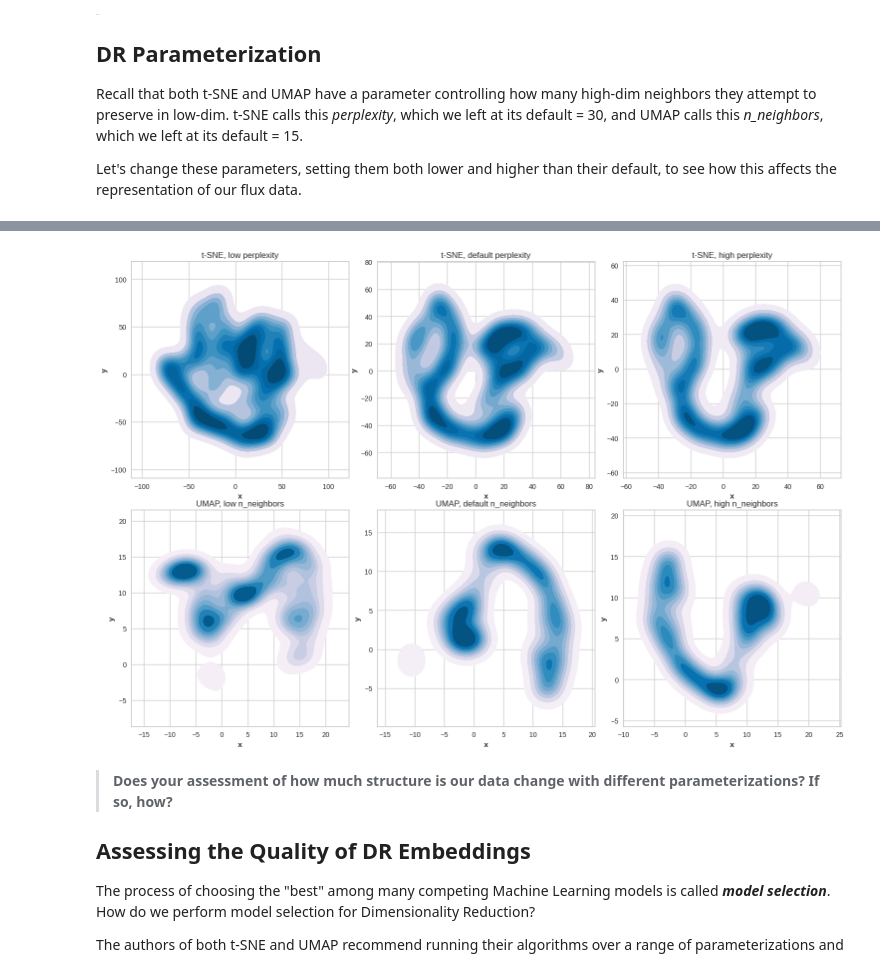
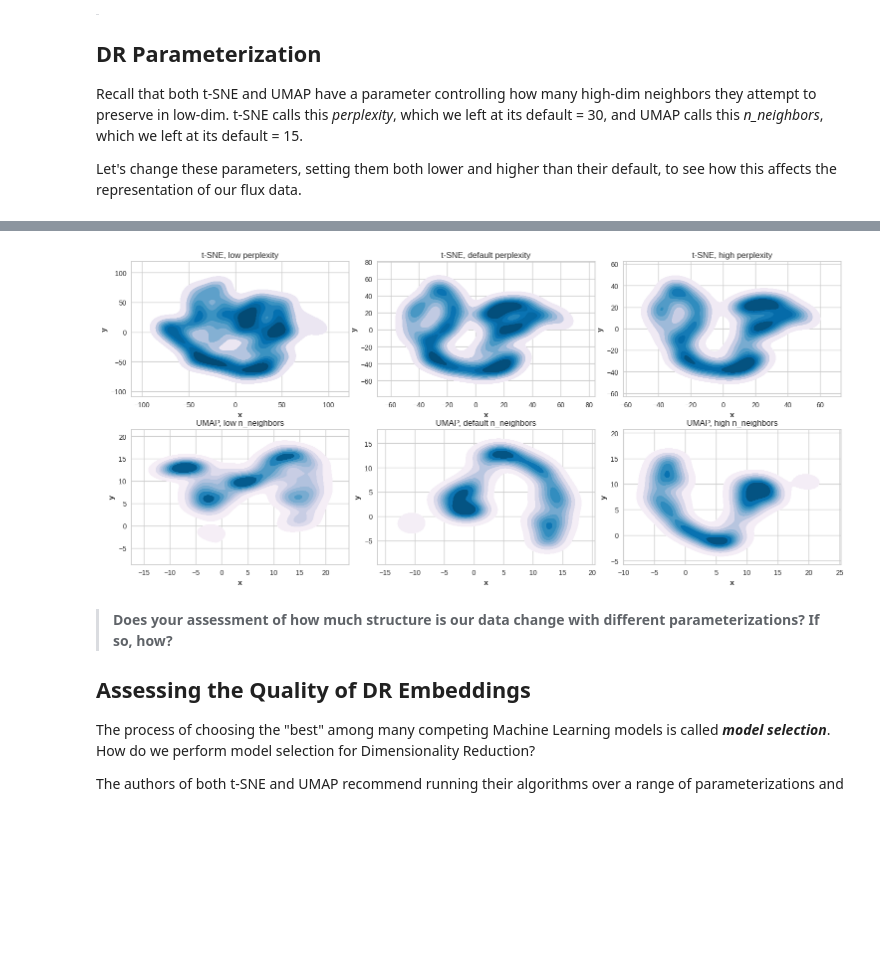
Before and after one commit to jt-ut/GaiaREU, a Jupyter notebook: GaiaREU-ML_v1.ipynb, the cells around one changed output, grey strips where cells are left out. Drawn from its saved outputs; the diff is of its cells as text; code cells hidden in the pictures; blank space fills up the shorter version.

```diff
--- a/GaiaREU-ML_v1.ipynb
+++ b/GaiaREU-ML_v1.ipynb
@@ -294,6 +294,6 @@ Mon Jul 10 11:23:39 2023 Finished embedding
 # %%
 ## Visualize the original embeddings along with their lo/hi parameterized counterparts
-plt.rcParams['figure.figsize'] = (15,7.5)
+plt.rcParams['figure.figsize'] = (15,5)
 fig, axes = plt.subplots(2, 3)
 fig.tight_layout()
 fig.subplots_adjust(top=1.3);
@@ -309,18 +309,18 @@ plt.show()
 # %%
 ## Smoothed versions of the above
-plt.rcParams['figure.figsize'] = (15,7.5)
+plt.rcParams['figure.figsize'] = (15,5)
 fig, axes = plt.subplots(2, 3)
 fig.tight_layout()
 fig.subplots_adjust(top=1.3);
 sns.kdeplot(data=X_tsne_lo, x='x', y='y', fill = True, cmap = "PuBu", ax=axes[0][0]).set(title='t-SNE, low perplexity')
 sns.kdeplot(data=X_tsne, x='x', y='y', fill = True, cmap = "PuBu", ax=axes[0][1]).set(title='t-SNE, default perplexity')
 sns.kdeplot(data=X_tsne_hi, x='x', y='y', fill = True, cmap = "PuBu", ax=axes[0][2]).set(title='t-SNE, high perplexity')
 sns.kdeplot(data=X_umap_lo, x='x', y='y', fill = True, cmap = "PuBu", ax=axes[1][0]).set(title='UMAP, low n_neighbors')
 sns.kdeplot(data=X_umap, x='x', y='y', fill = True, cmap = "PuBu", ax=axes[1][1]).set(title='UMAP, default n_neighbors')
 sns.kdeplot(data=X_umap_hi, x='x', y='y', fill = True, cmap = "PuBu", ax=axes[1][2]).set(title='UMAP, high n_neighbors')
 plt.show()
 # %% [output]
-[figure, old version]
+[figure, new version]
 # %% [markdown]
 > **Does your assessment of how much structure is our data change with different parameterizations? If so, how?**
 
```
Also changed, not shown: parts of 11 cells of this notebook.
